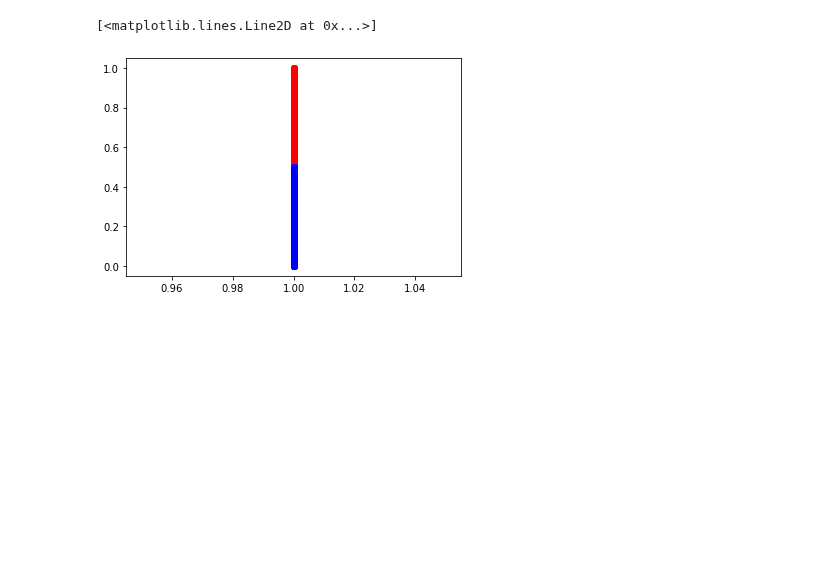
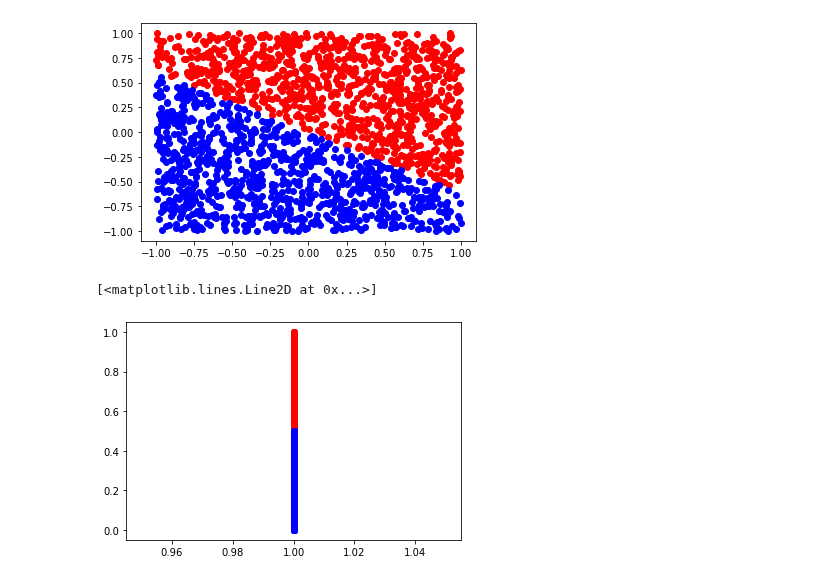
Before and after one commit to MaxHeuillet/partial-monitoring-algos, a Jupyter notebook: partial_monitoring/synthetic_data.ipynb, the cells around one changed output. Saved outputs shown, nothing was run; the diff lists cells and outputs as text; code cells hidden in the pictures; blank space fills up the shorter version.

```diff
--- a/partial_monitoring/synthetic_data.ipynb
+++ b/partial_monitoring/synthetic_data.ipynb
@@ -6,45 +6,48 @@ import synthetic_data
 # d = 2
 # margin = 0.2 #np.random.uniform(0,0.5)
 
 # b = np.random.uniform(-0.2,0.2)
 # w = np.random.uniform(-1,1, d)
 
 
 # classA, classB = [], []
 # for _ in range(1000):
 #     point = np.random.uniform(-1, 1, d)
 #     if w.T @ point + b > margin:
 #         classA.append(point)
 #     elif w.T @ point + b < -margin:
 #         classB.append(point)
 
 # #if len(classA)>0 and len(classB)>0:
 # classA = np.array( classA )
 # classB = np.array( classB )
 # plt.plot( classA[:,0] , classA[:,1] ,  'o', color = 'red')
 # plt.plot( classB[:,0] , classB[:,1] ,  'o', color = 'blue')
 # contexts.make_task()
 
 
 from numpy.linalg import norm
-# contexts = synthetic_data.LinearContexts( np.array([0.5,0.5]), 0, 2, 0.01)
+a = np.random.uniform(0,1)
+contexts = synthetic_data.LinearContexts( np.array([a,1-a]), 0, 2, 0.01)
 
 # contexts.generate_unique_context()
 
-# classA, classB = [], []
+classA, classB = [], []
 
-# for _ in range(1000):
-#     c0 = contexts.get_same_context(0)
-#     c1 = contexts.get_same_context(1)
+for _ in range(1000):
+    c0 = contexts.get_context(0)
+    c1 = contexts.get_context(1)
+    classA.append( c0 )
+    classB.append( c1 )
 
+classA = np.array( classA )
+classB = np.array( classB )
+plt.plot( classA[:,0] , classA[:,1] ,  'o', color = 'red')
+plt.plot( classB[:,0] , classB[:,1] ,  'o', color = 'blue')
 
-#     classA.append( c0 )
-#     classB.append( c1 )
-
-# classA = np.array( classA )
-# classB = np.array( classB )
-# plt.plot( classA[:,0] , classA[:,1] ,  'o', color = 'red')
-# plt.plot( classB[:,0] , classB[:,1] ,  'o', color = 'blue')
+plt.savefig('./linear.pdf')
+# %% [output]
+[figure, added]
 # %%
 class ToyContexts:
 
```
Also changed, not shown: parts of 2 cells of this notebook, 26 other files.
